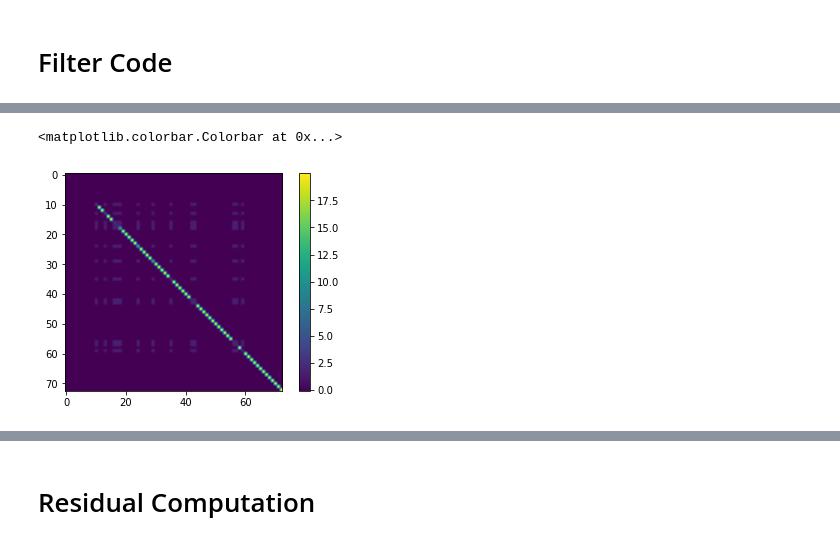
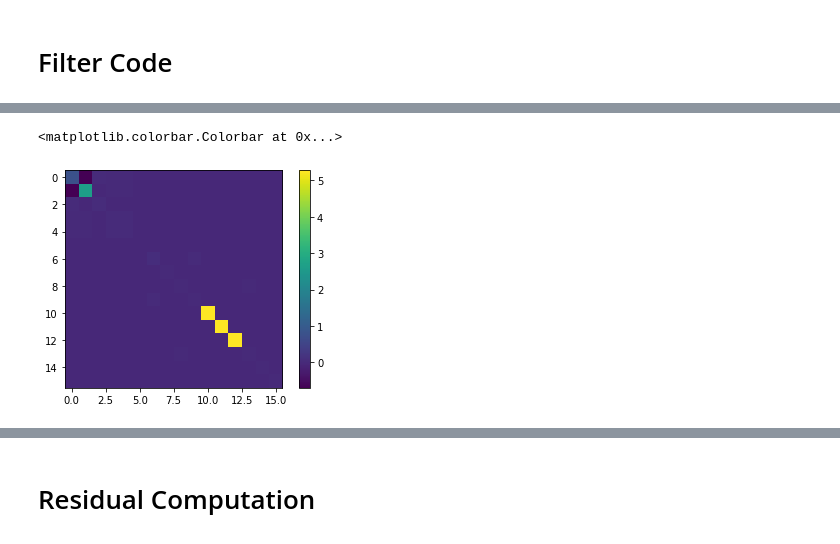
Before and after one commit to Stanford-NavLab/DDUncertaintyFilter, a Jupyter notebook: notebooks/05_31_22_DD_filter.ipynb, the cells around one changed output, grey strips where cells are left out. Cells and saved outputs as stored; diff of their text form; code cells hidden in the pictures.

```diff
--- a/notebooks/05_31_22_DD_filter.ipynb
+++ b/notebooks/05_31_22_DD_filter.ipynb
@@ -90,9 +72,0 @@ vo_data = get_vo_data()
-# %%
-imu_to_vo_idx_data = timestamp.copy()
-vo_idx = 0
-for i, t in tqdm(enumerate(timestamp)):
-    while (t > vo_data["timestamp"][vo_idx]) and (vo_idx < len(vo_data["timestamp"])-1):
-        vo_idx += 1
-    imu_to_vo_idx_data[i] = vo_idx
-
-imu_to_vo_idx = lambda i: imu_to_vo_idx_data[i]
@@ -560,0 +78,20 @@ GT idx:  399
+# %%
+N_dim, state_dim = create_state_dim(0, 16)
+
+T_start, T, IMU_rate_div = get_imu_idx(origin_time, end_time, utc_to_imu_idx, 100)
+
+dynamics_model = PosVelQuatBiasModel()
+
+inter_const_bias = inter_const_bias_tensor(dd_data)
+
+kf_measurement_model = init_filter_measurement_model(dd_data, N_dim, IMU_VO_DD_MeasurementModel)
+# pf_measurement_model = init_filter_measurement_model(dd_data, N_dim, GNSSPFMeasurementModel_IMU_DD_VO)
+
+reset_filter = gen_reset_function(state_dim, timestamp, gt_pos, gt_vel, gt_rot, imu_to_gt_idx, IMU_rate_div, T_start)
+
+test_filter = AsyncExtendedKalmanFilter(
+    dynamics_model=dynamics_model, # Initialise the filter with the dynamic model
+    measurement_model=kf_measurement_model, # Initialise the filter with the measurement model
+    )
+
+test_filter
@@ -560,0 +115,5 @@ GT idx:  399
+# %%
+# Reset filter
+t = T_start + IMU_rate_div
+recorded_data = reset_filter(test_filter, t - IMU_rate_div)
+recorded_data
@@ -560,0 +221,4 @@ GT idx:  399
+# %%
+with torch.no_grad():
+    for t in tqdm(range(T_start+IMU_rate_div, T, IMU_rate_div)):
+        recorded_data = run_timestep(t, recorded_data)
@@ -668,9 +550,9 @@ test_filter.particle_states[0, :, :3], torch.sum(
 # %%
-plt.imshow(test_filter.ekf._belief_covariance[0, :, :])
+plt.imshow(test_filter._belief_covariance[0, :, :])
 # plt.imshow(test_filter._belief_covariance[0, :, :])
 plt.colorbar()
 # torch.linalg.cond(test_filter.ekf._belief_covariance[0, :3, :3])
 # %% [output]
 <matplotlib.colorbar.Colorbar at 0x...>
-[figure, old version]
+[figure, new version]
 # %%
```
Also changed, not shown: parts of 75 cells of this notebook, 9 other files.
